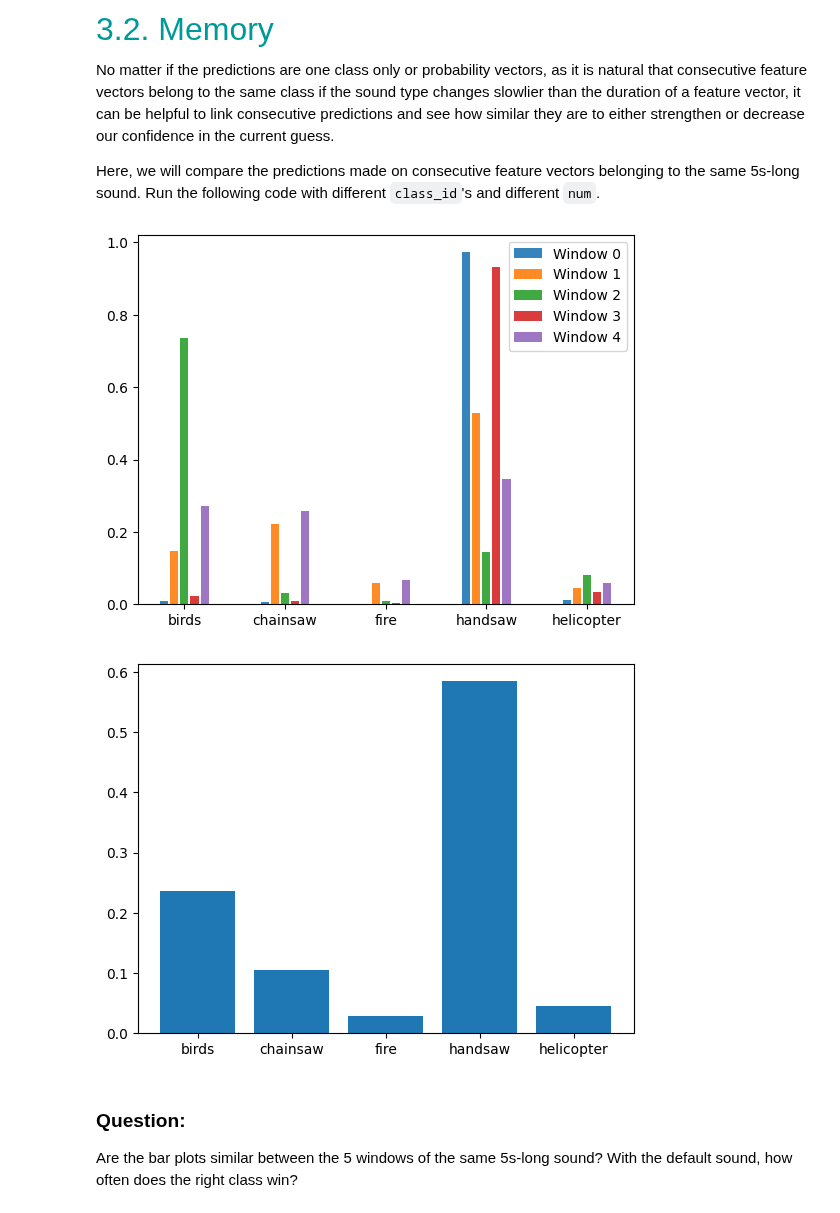
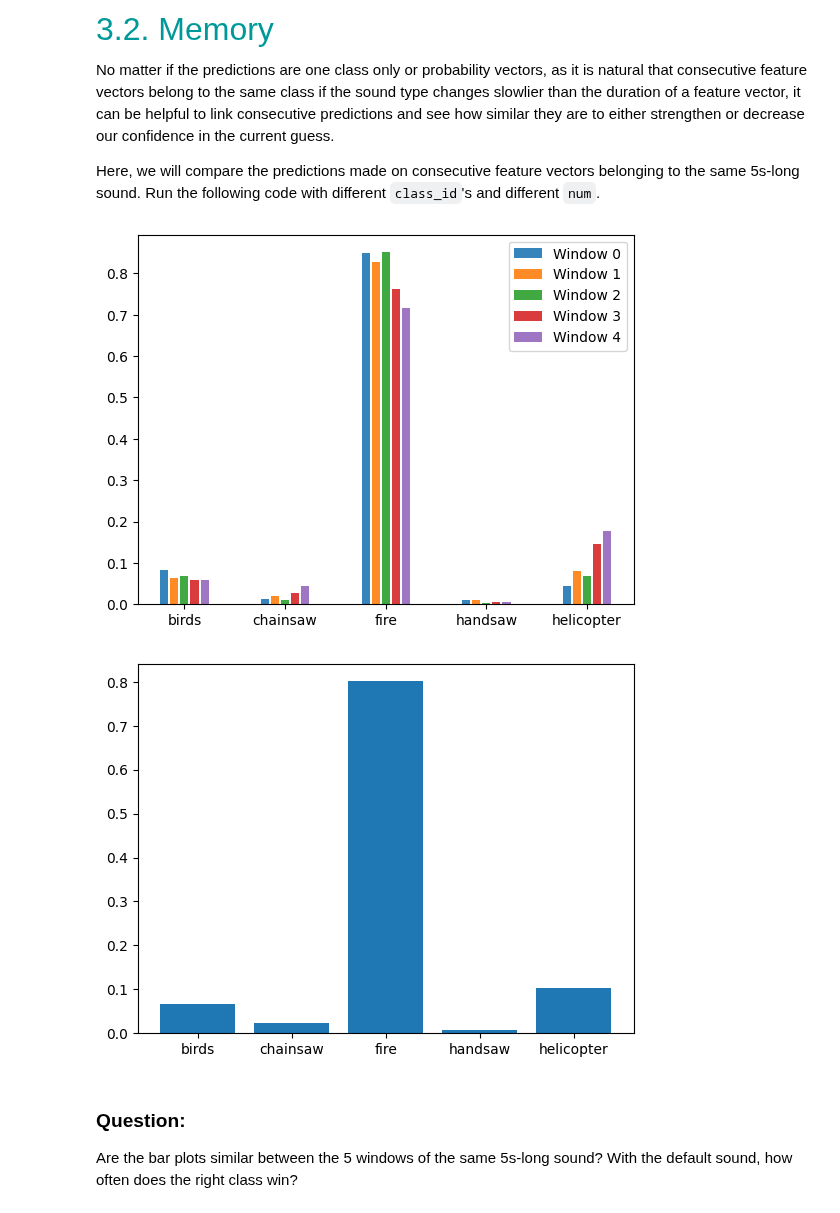
Before and after one commit to LELEC210X/LELEC210X, a Jupyter notebook: classification/h5a3_confidence_and_memory.ipynb, the cells around one changed output. Saved outputs shown, nothing was run; the diff lists cells and outputs as text; code cells hidden in the pictures.

```diff
--- a/classification/h5a3_confidence_and_memory.ipynb
+++ b/classification/h5a3_confidence_and_memory.ipynb
@@ -110,9 +112,9 @@ Here, we will compare the predictions made on consecutive feature vectors belong
 Run the following code with different ``class_id``'s and different ``num``.
 # %%
 ### TO RUN
-num = 1  # 0 (default), 1, ..., 39
+num = 18  # 0 (default), 1, ..., 39
 
-sound = dataset["handsaw", num]
+sound = dataset["fire", num]
 audio = AudioUtil.open(sound)
 audio = AudioUtil.resample(audio, 11025)
 AudioUtil.play(audio)
@@ -126,35 +128,35 @@ for window in range(n_win):
     sgram = AudioUtil.melspectrogram(sub_aud, Nmel=20)
     ncol = int(1000 * 11025 / (1e3 * 512))
     sgram = sgram[:, :ncol]
     fv = sgram.reshape(-1)
     fv = fv / np.linalg.norm(fv)
 
     ### TO COMPLETE - Eventually normalize and reduce feature vector dimensionality
 
     probs[window, :] = model_knn.predict_proba([fv])[0]
 
 "Mean bar chart"
 plt.figure()
 for window in range(n_win):
     plt.bar(
         np.arange(len(classnames)) * 2 * n_win + window,
         probs[window, :],
         alpha=0.9,
         label=f"Window {window}",
     )
 plt.legend()
 plt.gca().set_xticks(np.arange(len(classnames)) * 2 * n_win + 2)
 plt.gca().set_xticklabels(classnames)
 plt.show()
 
 plt.figure()
 plt.bar(np.arange(len(classnames)), np.mean(probs, axis=0))
 plt.gca().set_xticks(np.arange(len(classnames)))
 plt.gca().set_xticklabels(classnames)
 plt.show()
 # %% [output]
-[figure, old version]
+[figure, new version]
-[figure, old version]
+[figure, new version]
 # %% [markdown]
 ### Question:
 Are the bar plots similar between the 5 windows of the same 5s-long sound? With the default sound, how often does the right class win?
```
Also changed, not shown: parts of 2 cells of this notebook, 7 other files.
